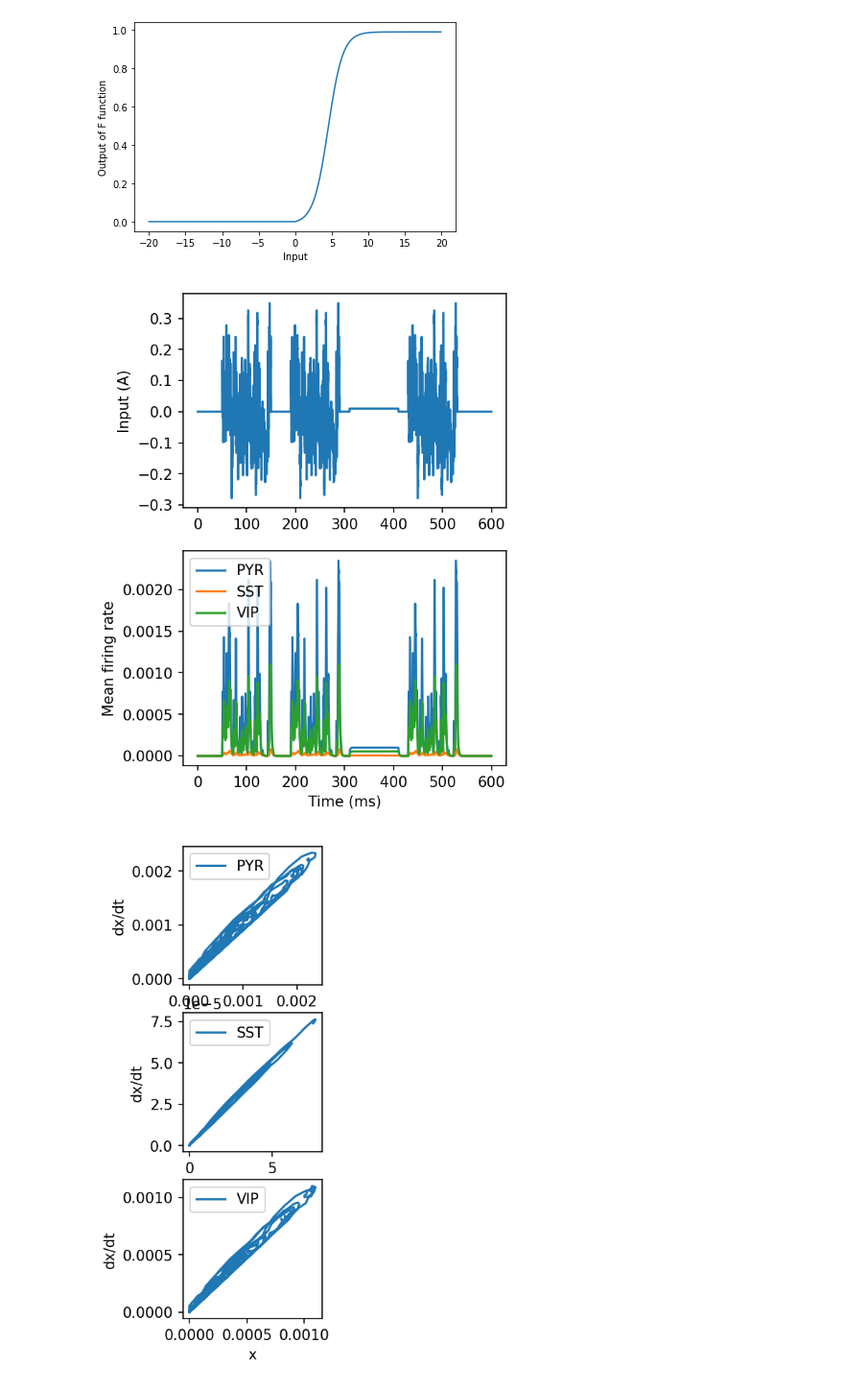
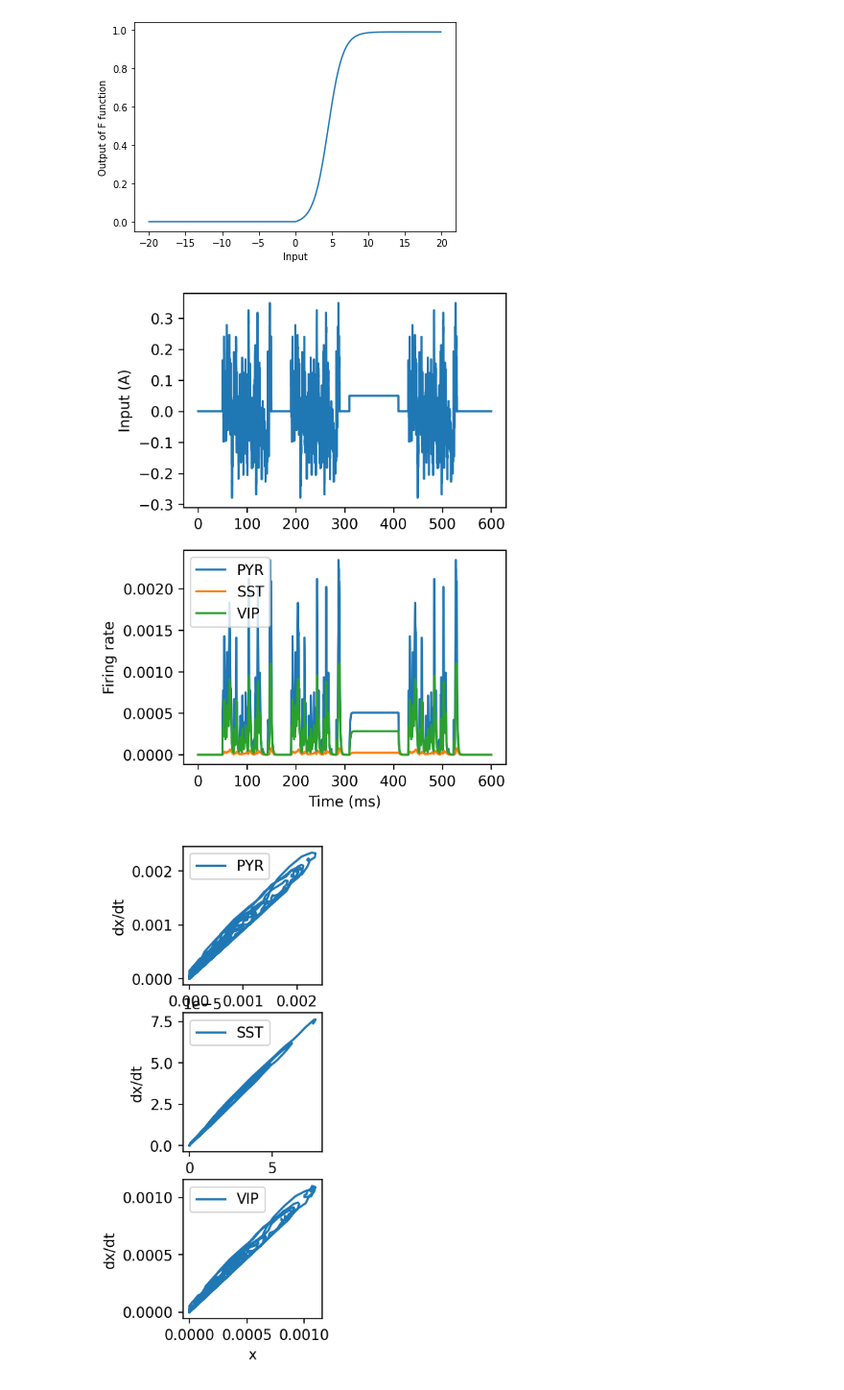
Before and after one commit to cagdastopcu/omission-of-visual-stimuli, a Jupyter notebook: wilson_cowan_3population.ipynb, the cells around one changed output. Shown: that part at 96% size. Saved outputs shown, nothing was run; the diff lists cells and outputs as text; code cells hidden in the pictures.

```diff
--- a/wilson_cowan_3population.ipynb
+++ b/wilson_cowan_3population.ipynb
@@ -171,7 +171,7 @@ I_ext_E[500:500+len(I_ou)] = I_ou
 I_ext_E[1900:1900+len(I_ou)] = I_ou
 
 
-I_ext_E[3100:3100+len(I_ou)] = 0.01
+I_ext_E[3100:3100+len(I_ou)] = 0.05
 
 I_ext_E[4300:4300+len(I_ou)] = I_ou
 
@@ -195,36 +195,46 @@ for idx,t in enumerate(tPoints):
     x3Points += [r[2]]
 
     r += runge_kutta4(wilson_cowan, r, t, tStep,I_ext_E[idx])
     #r += euler(wilson_cowan, r, t, tStep,I_ext_E[idx])
     v1Points[idx] = r[0]
     v2Points[idx] = r[1]
     v3Points[idx] = r[2]
 
     #print(I_ext_E[idx])
 
 
 
-fig, ax = plt.subplots(2, 1, figsize=(4, 6),  dpi= 150)
+fig, ax = plt.subplots(2, 1, figsize=(4, 6),  dpi= 300)
 
 ax[0].plot(tPoints,I_ext_E)
 
 #ax[0].set_xlabel('Time (ms)');
 ax[0].set_ylabel('Input (A)');
 
 pyr, = ax[1].plot(tPoints,x1Points)
 sst, = ax[1].plot(tPoints,x2Points)
 vip, = ax[1].plot(tPoints,x3Points)
 
 ax[1].legend([pyr, sst, vip], ['PYR', 'SST', 'VIP'])
 ax[1].set_xlabel('Time (ms)');
-ax[1].set_ylabel('Mean firing rate');
+ax[1].set_ylabel('Firing rate');
+
+#pyr, = ax[2].plot(tPoints,v1Points)
+#sst, = ax[2].plot(tPoints,v2Points)
+#vip, = ax[2].plot(tPoints,v3Points)
+
+#ax[2].legend([pyr, sst, vip], ['PYR', 'SST', 'VIP'])
+#ax[2].set_xlabel('Time (ms)');
+#ax[2].set_ylabel('Derivation of firing rate (dr/dt)');
 
 #.xlabel("time (s)")
 #ax[1].ylabel("rate")
 #ax[1].legend(['PYR','SST','VIP'])
 #ax[1].title("The Wilson-Cowan Model")
+#print(v1Points)
+#print(x1Points)
 # %% [output]
-[figure, old version]
+[figure, new version]
 # %%
 # state space figure
 
```
